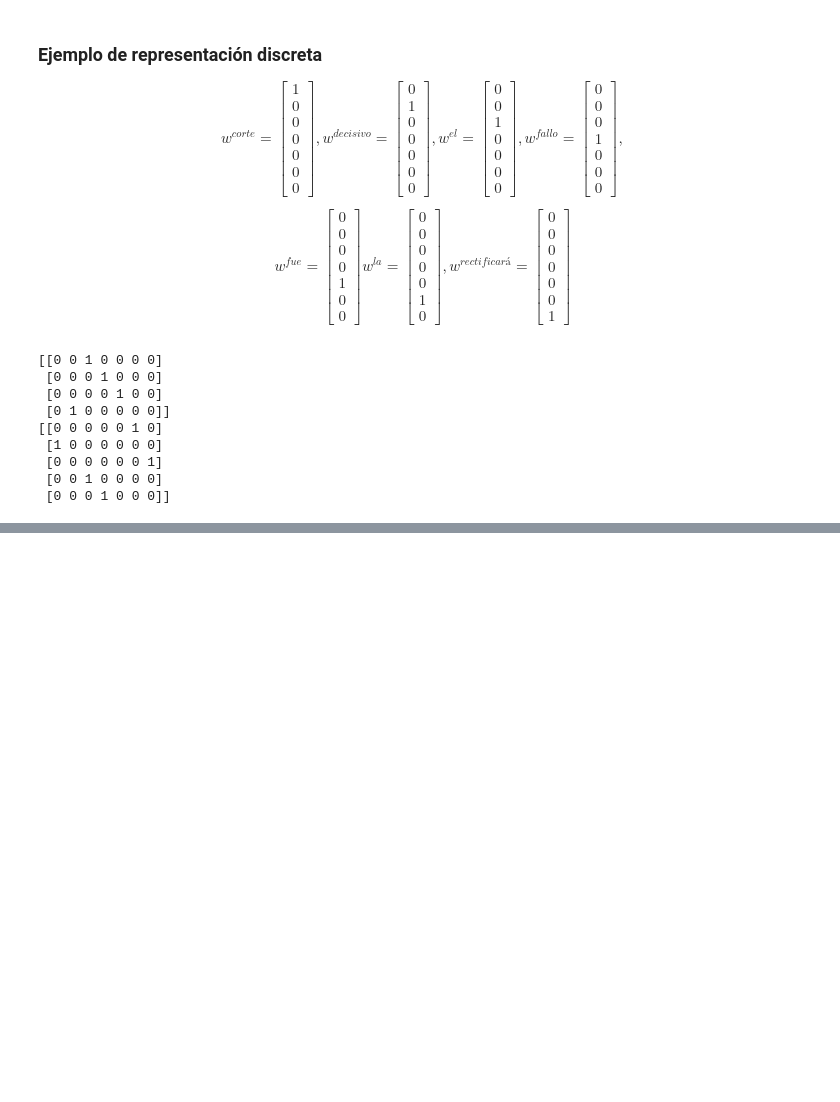
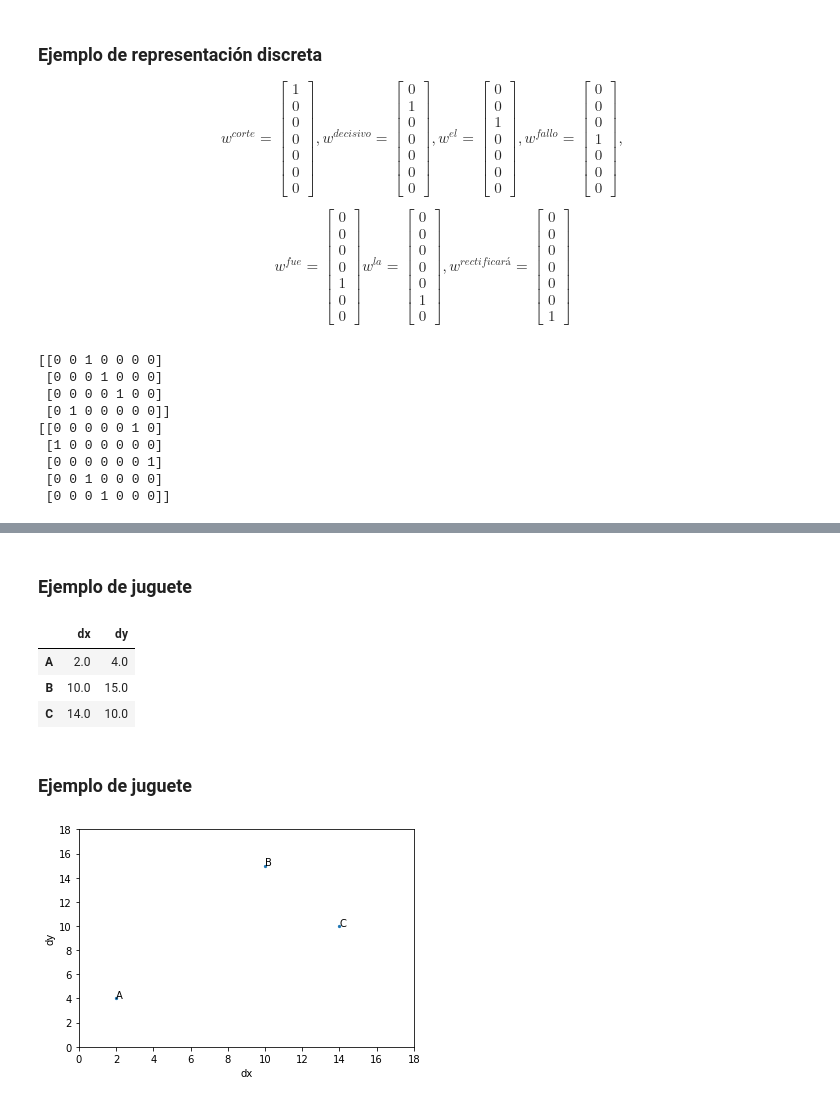
Before and after one commit to PLN-FaMAF/text-mining-2019, a Jupyter notebook: representacion_de_palabras.ipynb, the cells around one changed output, grey strips where cells are left out. Saved outputs shown, nothing was run; the diff lists cells and outputs as text; code cells hidden in the pictures; blank space fills up the shorter version.

```diff
--- a/representacion_de_palabras.ipynb
+++ b/representacion_de_palabras.ipynb
@@ -168,0 +291,30 @@ for doc in tokenized_corpus:
+# %% [markdown]
+### Ejemplo de juguete
+# %%
+ABC = pd.DataFrame([
+    [ 2.0,  4.0],
+    [10.0, 15.0],
+    [14.0, 10.0]],
+    index=['A', 'B', 'C'],
+    columns=['dx', 'dy'])
+
+ABC
+# %% [output]
+|  | dx | dy |
+| A | 2.0 | 4.0 |
+| B | 10.0 | 15.0 |
+| C | 14.0 | 10.0 |
+# %% [markdown]
+### Ejemplo de juguete
+# %%
+def plot_ABC(df):
+    ax = df.plot.scatter(x='dx', y='dy', marker='.', legend=False)
+    m = df.values.max(axis=None)
+    ax.set_xlim([0, m*1.2])
+    ax.set_ylim([0, m*1.2])
+    for label, row in df.iterrows():
+        ax.text(row['dx'], row['dy'], label)
+
+plot_ABC(ABC)
+# %% [output]
+[figure, added]
```
Also changed, not shown: parts of 64 cells of this notebook, 14 other files.
